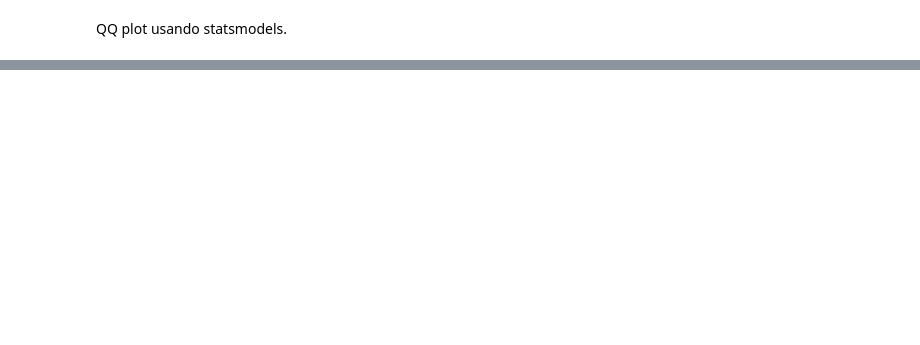
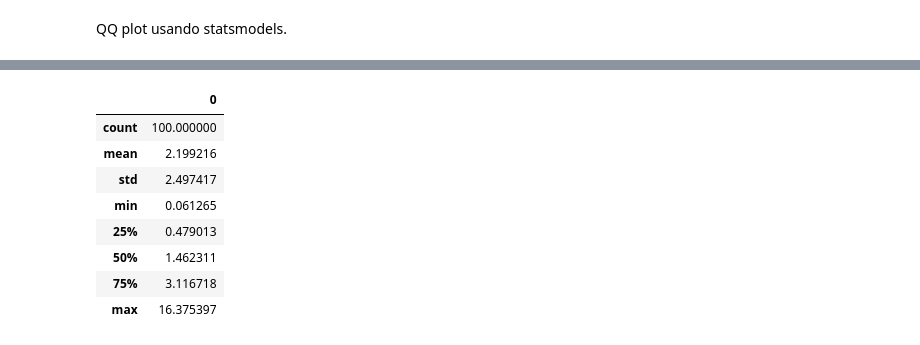
Before and after one commit to ManuelaLizcano/taller2-manuela, a Jupyter notebook: prueba manu.ipynb, the cells around one changed output, grey strips where cells are left out. Saved outputs shown, nothing was run; the diff lists cells and outputs as text; code cells hidden in the pictures; blank space fills up the shorter version.

```diff
--- a/prueba manu.ipynb
+++ b/prueba manu.ipynb
@@ -145,0 +144,12 @@ plt.show()
+# %%
+df.describe()
+# %% [output]
+|  | 0 |
+| count | 100.000000 |
+| mean | 2.199216 |
+| std | 2.497417 |
+| min | 0.061265 |
+| 25% | 0.479013 |
+| 50% | 1.462311 |
+| 75% | 3.116718 |
+| max | 16.375397 |
```
Also changed, not shown: parts of 8 cells of this notebook.
